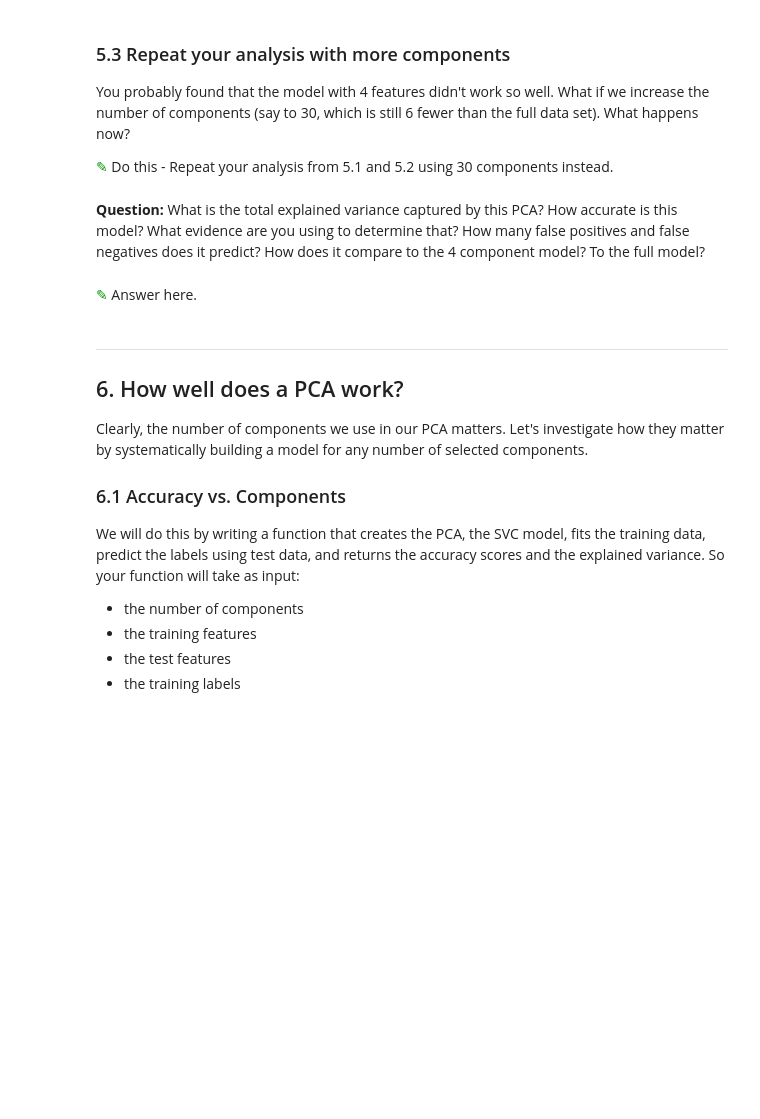
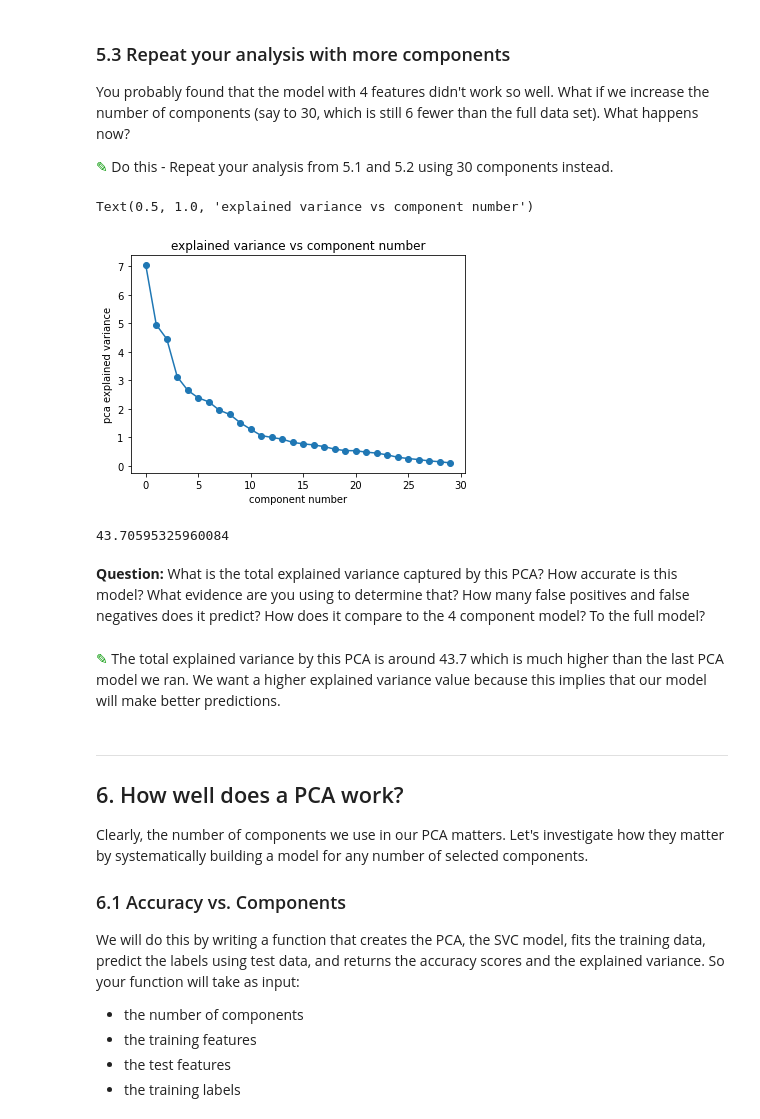
Before and after one commit to bellasaid/CMSE202, a Jupyter notebook: Homework4-SVM_and_PCA-STUDENT.ipynb, the cells around one changed output. Drawn from its saved outputs; the diff is of its cells as text; code cells hidden in the pictures; blank space fills up the shorter version.

```diff
--- a/Homework4-SVM_and_PCA-STUDENT.ipynb
+++ b/Homework4-SVM_and_PCA-STUDENT.ipynb
@@ -263,0 +344,18 @@ You probably found that the model with 4 features didn't work so well. What if w
+# %%
+## your code here
+pca1 = PCA(n_components=30, whiten=True)
+new_pca = pca1.fit(train_vectors)
+new_pca_train_vectors = pca1.transform(train_vectors)
+new_pca_test_vectors = pca1.transform(test_vectors)
+# %%
+plt.plot(pca1.explained_variance_, marker ='o')
+plt.ylabel('pca explained variance')
+plt.xlabel('component number')
+plt.title('explained variance vs component number')
+# %% [output]
+Text(0.5, 1.0, 'explained variance vs component number')
+[figure, added]
+# %%
+sum(pca1.explained_variance_)
+# %% [output]
+43.70595325960084
@@ -264,7 +366,7 @@ You probably found that the model with 4 features didn't work so well. What if w
 # %% [markdown]
 **Question:** What is the total explained variance captured by this PCA? How accurate is this model? What evidence are you using to determine that? How many false positives and false negatives does it predict? How does it compare to the 4 component model? To the full model?
-# %% [markdown]
-<font size=8 color="#009600">&#9998;</font> Answer here.
+# %% [markdown]
+<font size=8 color="#009600">&#9998;</font> The total explained variance by this PCA is around 43.7 which is much higher than the last PCA model we ran. We want a higher explained variance value because this implies that our model will make better predictions.
 # %% [markdown]
 ---
 ## 6. How well does a PCA work?
```
Also changed, not shown: parts of 17 cells of this notebook.
